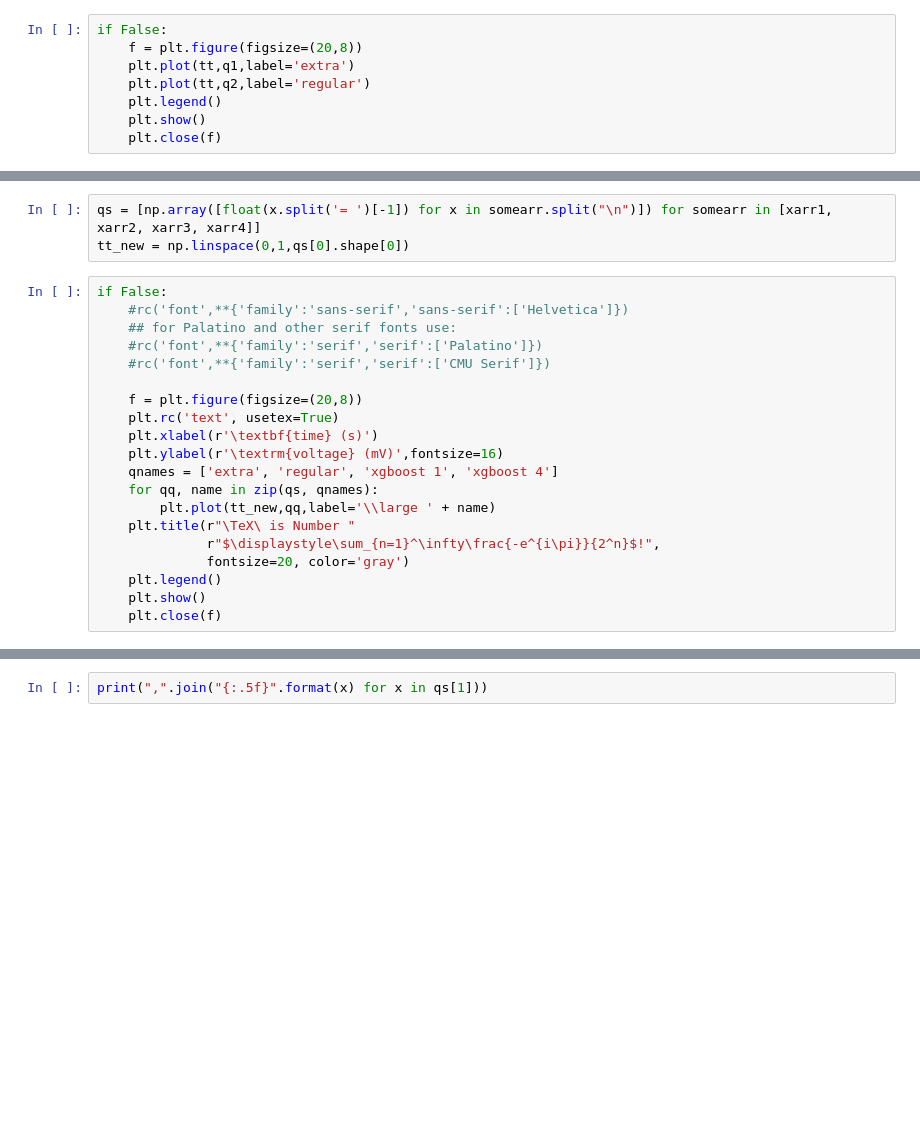
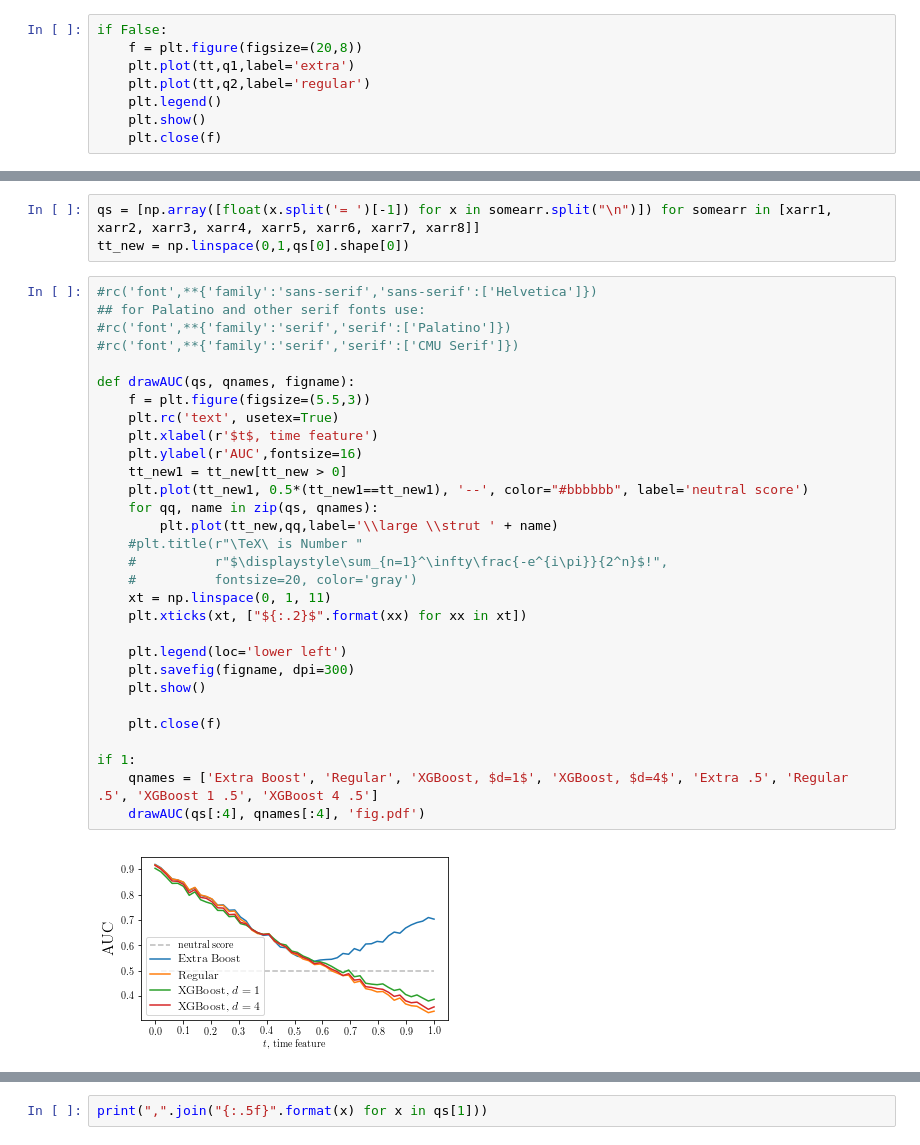
Before and after one commit to tarstars/extra_boost, a Jupyter notebook: experiments/graphics.ipynb, the cells around one changed output, grey strips where cells are left out. Cells and saved outputs as stored; diff of their text form; blank space fills up the shorter version.

```diff
--- a/experiments/graphics.ipynb
+++ b/experiments/graphics.ipynb
@@ -281,23 +487,35 @@ xarr4="""(0.0, 0.02) score = 0.9147847810550971
 # %%
-qs = [np.array([float(x.split('= ')[-1]) for x in somearr.split("\n")]) for somearr in [xarr1, xarr2, xarr3, xarr4]]
+qs = [np.array([float(x.split('= ')[-1]) for x in somearr.split("\n")]) for somearr in [xarr1, xarr2, xarr3, xarr4, xarr5, xarr6, xarr7, xarr8]]
 tt_new = np.linspace(0,1,qs[0].shape[0])
 # %%
-if False:
-    #rc('font',**{'family':'sans-serif','sans-serif':['Helvetica']})
-    ## for Palatino and other serif fonts use:
-    #rc('font',**{'family':'serif','serif':['Palatino']})
-    #rc('font',**{'family':'serif','serif':['CMU Serif']})
+#rc('font',**{'family':'sans-serif','sans-serif':['Helvetica']})
+## for Palatino and other serif fonts use:
+#rc('font',**{'family':'serif','serif':['Palatino']})
+#rc('font',**{'family':'serif','serif':['CMU Serif']})
 
-    f = plt.figure(figsize=(20,8))
+def drawAUC(qs, qnames, figname):
+    f = plt.figure(figsize=(5.5,3))
     plt.rc('text', usetex=True)
-    plt.xlabel(r'\textbf{time} (s)')
-    plt.ylabel(r'\textrm{voltage} (mV)',fontsize=16)
-    qnames = ['extra', 'regular', 'xgboost 1', 'xgboost 4']
+    plt.xlabel(r'$t$, time feature')
+    plt.ylabel(r'AUC',fontsize=16)
+    tt_new1 = tt_new[tt_new > 0]
+    plt.plot(tt_new1, 0.5*(tt_new1==tt_new1), '--', color="#bbbbbb", label='neutral score')
     for qq, name in zip(qs, qnames):
-        plt.plot(tt_new,qq,label='\\large ' + name)
-    plt.title(r"\TeX\ is Number "
-              r"$\displaystyle\sum_{n=1}^\infty\frac{-e^{i\pi}}{2^n}$!",
-              fontsize=20, color='gray')
-    plt.legend()
+        plt.plot(tt_new,qq,label='\\large \\strut ' + name)
+    #plt.title(r"\TeX\ is Number "
+    #          r"$\displaystyle\sum_{n=1}^\infty\frac{-e^{i\pi}}{2^n}$!",
+    #          fontsize=20, color='gray')
+    xt = np.linspace(0, 1, 11)
+    plt.xticks(xt, ["${:.2}$".format(xx) for xx in xt])
+
+    plt.legend(loc='lower left')
+    plt.savefig(figname, dpi=300)
     plt.show()
+
     plt.close(f)
+
+if 1:
+    qnames = ['Extra Boost', 'Regular', 'XGBoost, $d=1$', 'XGBoost, $d=4$', 'Extra .5', 'Regular .5', 'XGBoost 1 .5', 'XGBoost 4 .5']
+    drawAUC(qs[:4], qnames[:4], 'fig.pdf')
+# %% [output]
+[figure, added]
```
Also changed, not shown: parts of 4 cells of this notebook, 3 other files.
